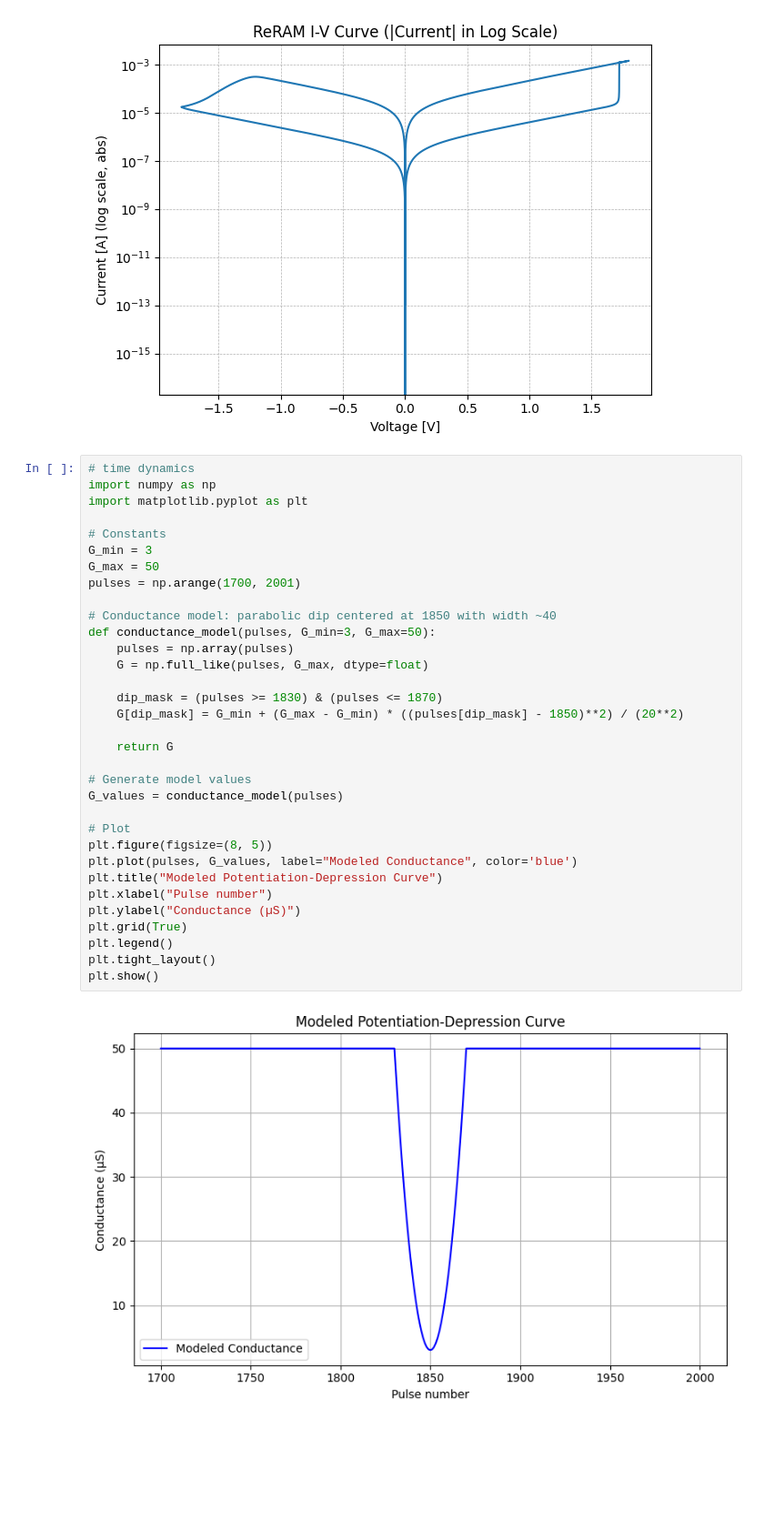
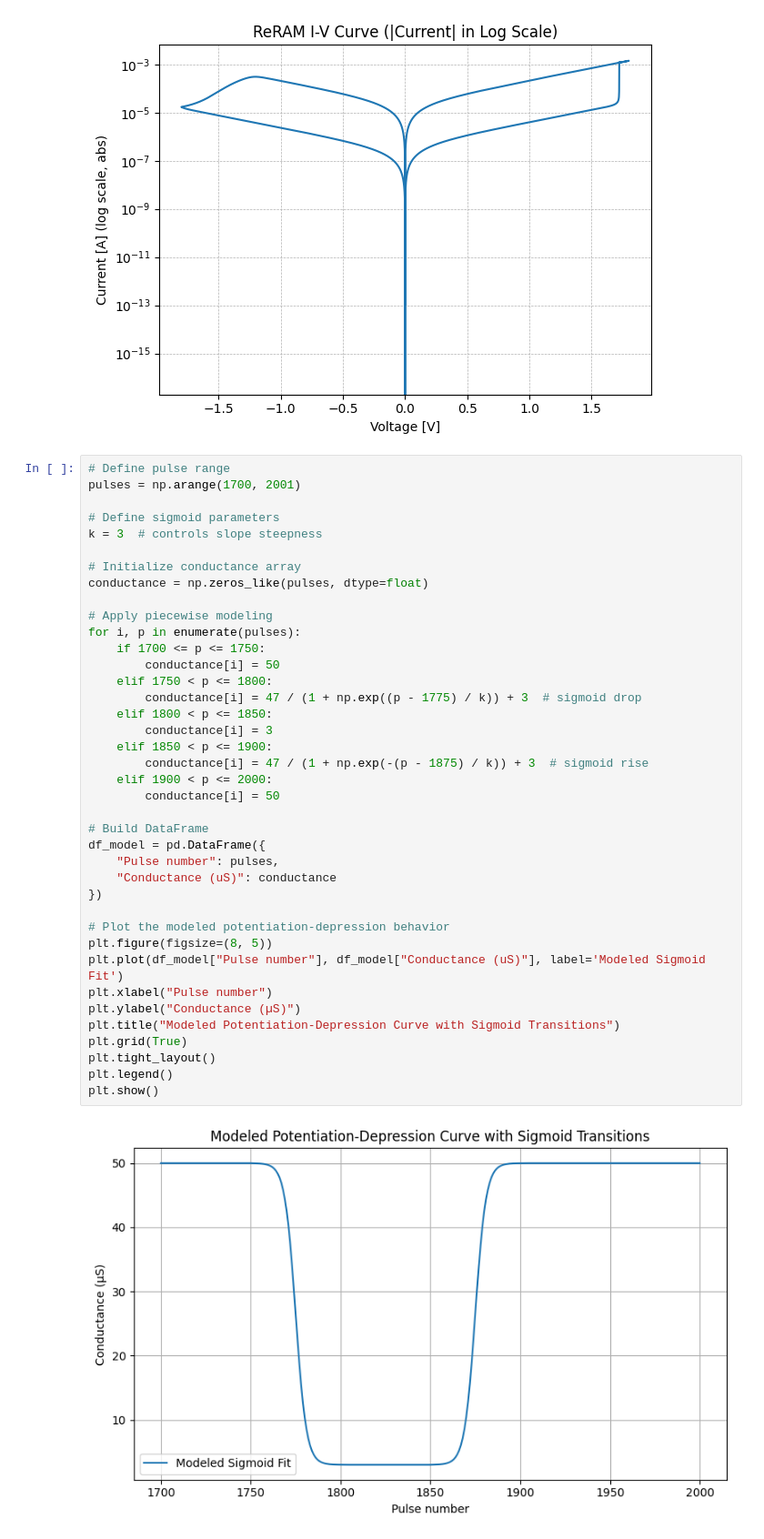
Before and after one commit to Samarthjainabout/YoloV8_xbar, a Jupyter notebook: Sky130_ReRAM_Ngspice.ipynb, the cells around one changed output. Shown at 91% size. Saved outputs shown, nothing was run; the diff lists cells and outputs as text; blank space fills up the shorter version.

Commit message:
updated multibit, retention and time potentiation and depression

```diff
--- a/Sky130_ReRAM_Ngspice.ipynb
+++ b/Sky130_ReRAM_Ngspice.ipynb
@@ -207,38 +207,44 @@ plt.tight_layout()
 plt.show()
 # %% [output]
 [figure]
-# %%
-# time dynamics
-import numpy as np
-import matplotlib.pyplot as plt
-
-# Constants
-G_min = 3
-G_max = 50
-pulses = np.arange(1700, 2001)
-
-# Conductance model: parabolic dip centered at 1850 with width ~40
-def conductance_model(pulses, G_min=3, G_max=50):
-    pulses = np.array(pulses)
-    G = np.full_like(pulses, G_max, dtype=float)
-
-    dip_mask = (pulses >= 1830) & (pulses <= 1870)
-    G[dip_mask] = G_min + (G_max - G_min) * ((pulses[dip_mask] - 1850)**2) / (20**2)
-
-    return G
-
-# Generate model values
-G_values = conductance_model(pulses)
-
-# Plot
-plt.figure(figsize=(8, 5))
-plt.plot(pulses, G_values, label="Modeled Conductance", color='blue')
-plt.title("Modeled Potentiation-Depression Curve")
-plt.xlabel("Pulse number")
-plt.ylabel("Conductance (µS)")
-plt.grid(True)
-plt.legend()
-plt.tight_layout()
-plt.show()
-# %% [output]
-[figure, removed]
+# %%
+# Define pulse range
+pulses = np.arange(1700, 2001)
+
+# Define sigmoid parameters
+k = 3  # controls slope steepness
+
+# Initialize conductance array
+conductance = np.zeros_like(pulses, dtype=float)
+
+# Apply piecewise modeling
+for i, p in enumerate(pulses):
+    if 1700 <= p <= 1750:
+        conductance[i] = 50
+    elif 1750 < p <= 1800:
+        conductance[i] = 47 / (1 + np.exp((p - 1775) / k)) + 3  # sigmoid drop
+    elif 1800 < p <= 1850:
+        conductance[i] = 3
+    elif 1850 < p <= 1900:
+        conductance[i] = 47 / (1 + np.exp(-(p - 1875) / k)) + 3  # sigmoid rise
+    elif 1900 < p <= 2000:
+        conductance[i] = 50
+
+# Build DataFrame
+df_model = pd.DataFrame({
+    "Pulse number": pulses,
+    "Conductance (uS)": conductance
+})
+
+# Plot the modeled potentiation-depression behavior
+plt.figure(figsize=(8, 5))
+plt.plot(df_model["Pulse number"], df_model["Conductance (uS)"], label='Modeled Sigmoid Fit')
+plt.xlabel("Pulse number")
+plt.ylabel("Conductance (µS)")
+plt.title("Modeled Potentiation-Depression Curve with Sigmoid Transitions")
+plt.grid(True)
+plt.tight_layout()
+plt.legend()
+plt.show()
+# %% [output]
+[figure, added]
```
Also changed, not shown: parts of 2 cells of this notebook.
